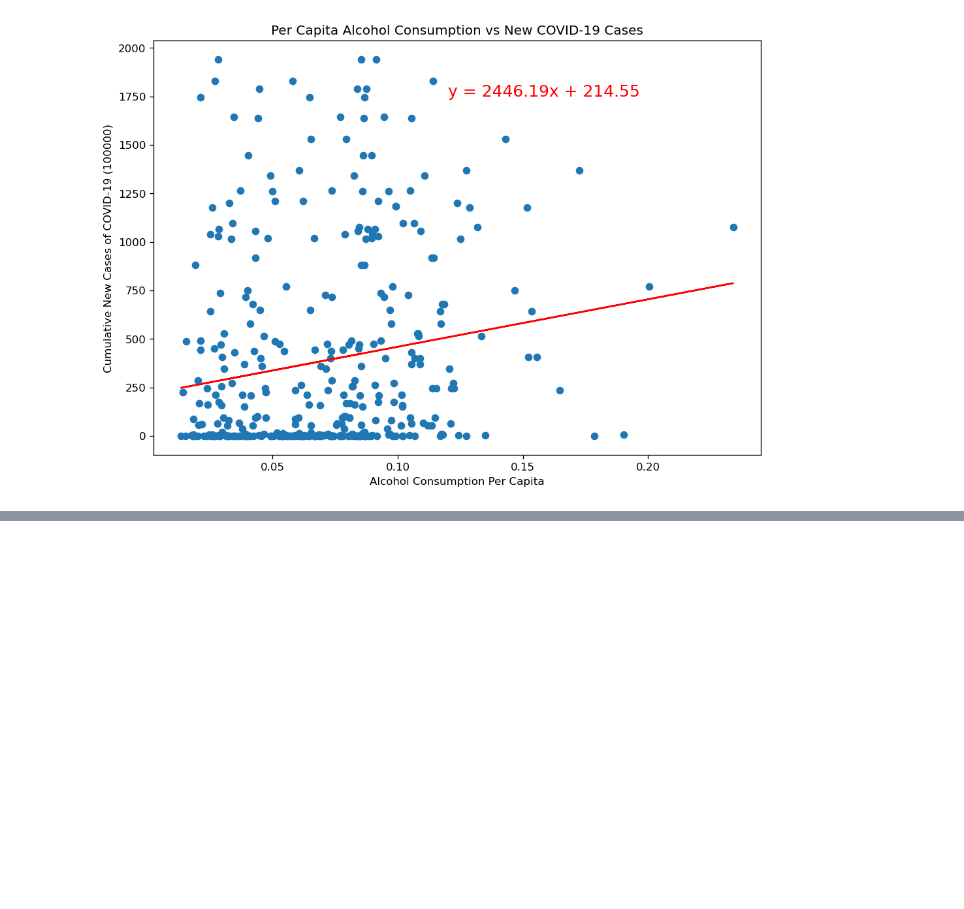
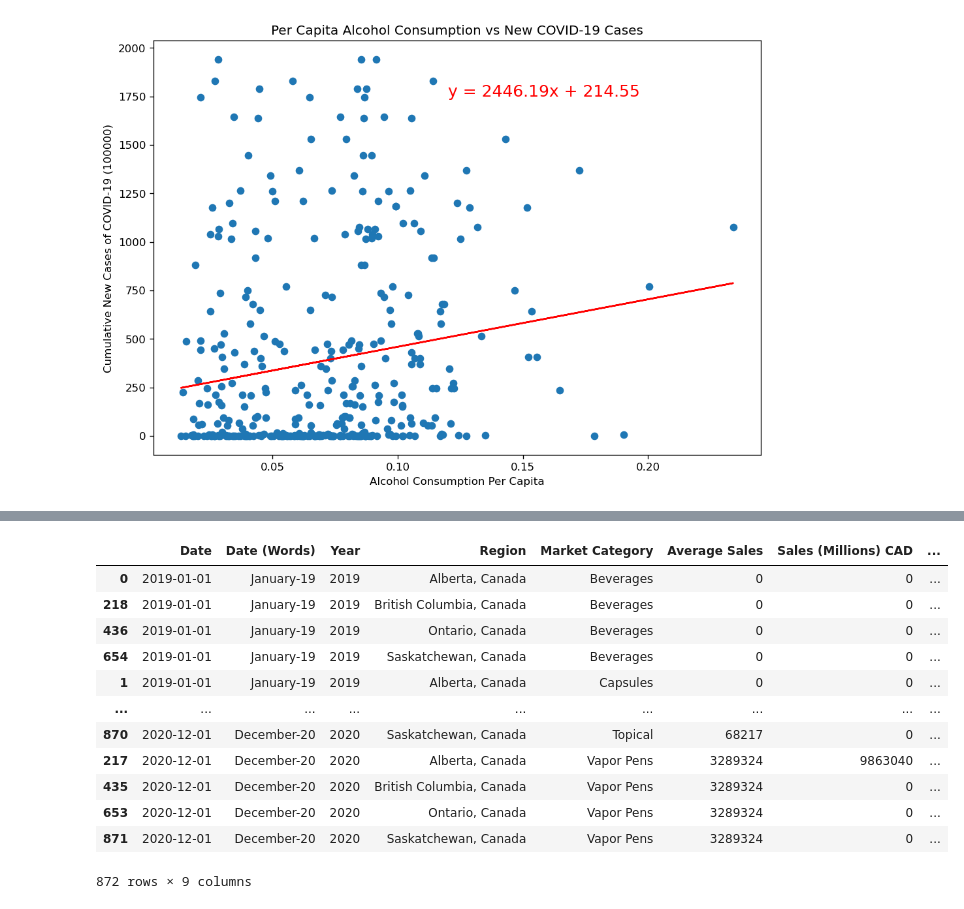
Before and after one commit to shadeetabasi/data-analysis-project-1, a Jupyter notebook: final/Final_Notebook_COVID19_Habits_Project.ipynb, the cells around one changed output, grey strips where cells are left out. Saved outputs shown, nothing was run; the diff lists cells and outputs as text; code cells hidden in the pictures; blank space fills up the shorter version.

```diff
--- a/final/Final_Notebook_COVID19_Habits_Project.ipynb
+++ b/final/Final_Notebook_COVID19_Habits_Project.ipynb
@@ -926,0 +1198,36 @@ plt.show()
+# %%
+#Exchange rate derived by taking the rate from end of 2019 & 2020 and averaging them
+cadtousd_avg_exch_rate = 1.334
+
+#Assign the original value of the Sales (Millions) column to a new column for Canadian Dollar called Sales (Millions) CAD
+canada_market_category_rearr["Sales (Millions) CAD"] = canada_market_category_rearr["Sales (Millions)"]
+
+#This will remove the $, formatting on the Sales (Millions) $F column and convert to an int so calculations can be done
+canada_market_category_rearr[canada_market_category_rearr.columns[6:]] = canada_market_category_rearr[canada_market_category_rearr.columns[6:]].replace('[\$,]', '', regex=True).astype(np.int64)
+
+#Convert Canadian dollar to USD by multiplying only Sales (Millions) & Sales (Millions) $F columns only
+canada_market_category_convert =round(canada_market_category_rearr[["Average Sales","Sales (Millions)", "Sales (Millions) $F"]]*cadtousd_avg_exch_rate,0).astype(np.int64)
+canada_market_category_rearr[canada_market_category_convert.columns] = canada_market_category_convert
+
+#Re-apply the formatting to the Sales (Millions) $F column
+canada_market_category_rearr["Sales (Millions) $F"] = (canada_market_category_rearr["Sales (Millions)"]).apply(lambda x: '${:,.0f}'.format(x))
+
+pd.set_option('display.max_rows', 600)
+
+#Display dataframe
+canada_market_category_rearr[["Date", "Date (Words)", "Year", "Region", "Market Category","Average Sales",
+                              "Sales (Millions) CAD","Sales (Millions)", "Sales (Millions) $F"]]
+# %% [output]
+|  | Date | Date (Words) | Year | Region | Market Category | Average Sales | Sales (Millions) CAD | ... |
+| 0 | 2019-01-01 | January-19 | 2019 | Alberta, Canada | Beverages | 0 | 0 | ... |
+| 218 | 2019-01-01 | January-19 | 2019 | British Columbia, Canada | Beverages | 0 | 0 | ... |
+| 436 | 2019-01-01 | January-19 | 2019 | Ontario, Canada | Beverages | 0 | 0 | ... |
+| 654 | 2019-01-01 | January-19 | 2019 | Saskatchewan, Canada | Beverages | 0 | 0 | ... |
+| 1 | 2019-01-01 | January-19 | 2019 | Alberta, Canada | Capsules | 0 | 0 | ... |
+| ... | ... | ... | ... | ... | ... | ... | ... | ... |
+| 870 | 2020-12-01 | December-20 | 2020 | Saskatchewan, Canada | Topical | 68217 | 0 | ... |
+| 217 | 2020-12-01 | December-20 | 2020 | Alberta, Canada | Vapor Pens | 3289324 | 9863040 | ... |
+| 435 | 2020-12-01 | December-20 | 2020 | British Columbia, Canada | Vapor Pens | 3289324 | 0 | ... |
+| 653 | 2020-12-01 | December-20 | 2020 | Ontario, Canada | Vapor Pens | 3289324 | 0 | ... |
+| 871 | 2020-12-01 | December-20 | 2020 | Saskatchewan, Canada | Vapor Pens | 3289324 | 0 | ... |
+872 rows × 9 columns
```
Also changed, not shown: parts of 17 cells of this notebook, 6 other files.
